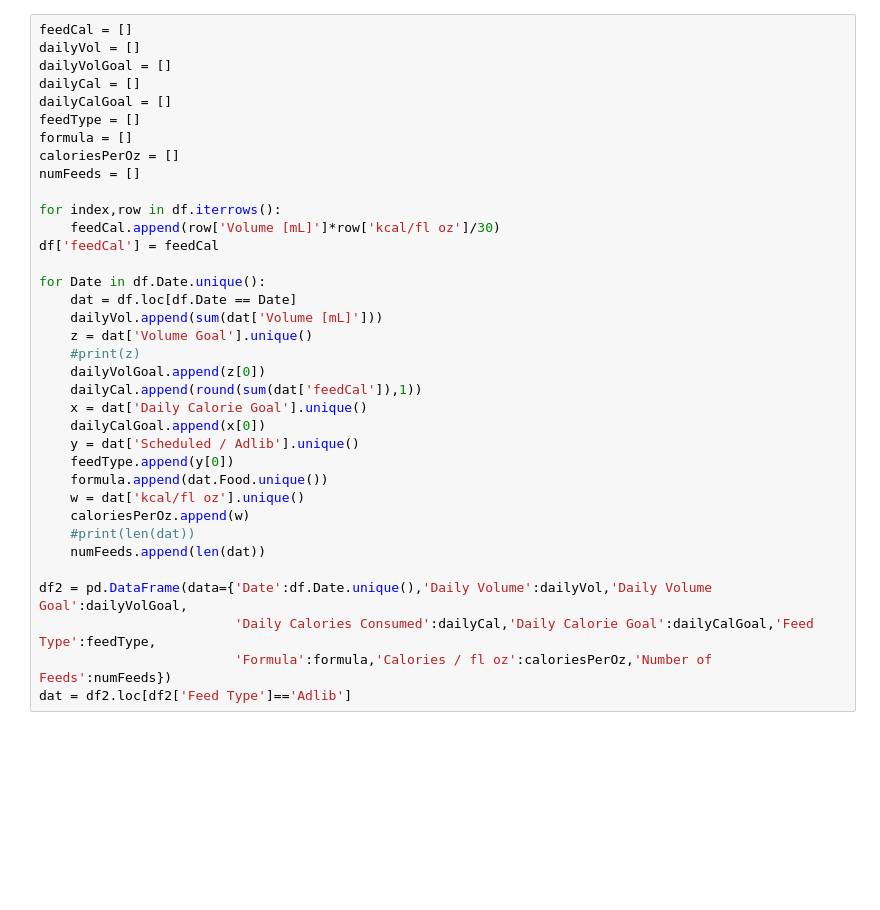
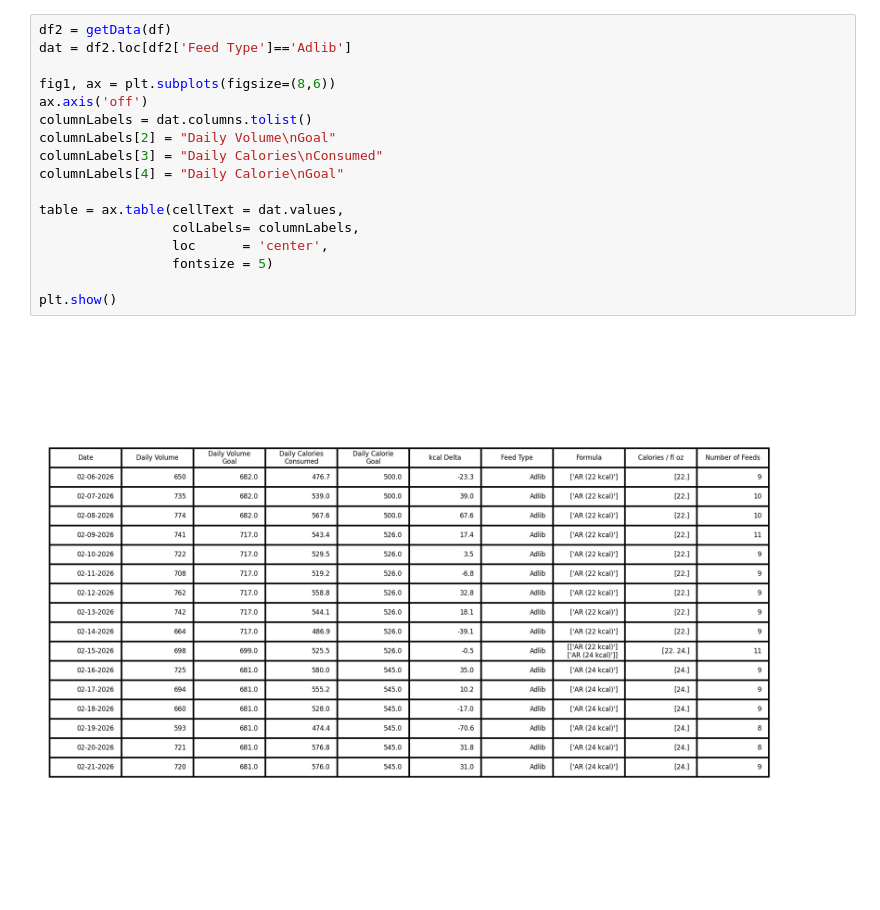
Before and after one commit to Juniper82/Theos-Feeding, a Jupyter notebook: Theo_Feeds_New.ipynb, the cells around one changed output. Saved outputs shown, nothing was run; the diff lists cells and outputs as text; blank space fills up the shorter version.

```diff
--- a/Theo_Feeds_New.ipynb
+++ b/Theo_Feeds_New.ipynb
@@ -22,38 +28,21 @@ df['dateTime'] = pd.to_datetime(df['Date'] + ' ' + df['Military_Time'])
 # %%
-feedCal = []
-dailyVol = []
-dailyVolGoal = []
-dailyCal = []
-dailyCalGoal = []
-feedType = []
-formula = []
-caloriesPerOz = []
-numFeeds = []
+df2 = getData(df)
+dat = df2.loc[df2['Feed Type']=='Adlib']
 
-for index,row in df.iterrows():
-    feedCal.append(row['Volume [mL]']*row['kcal/fl oz']/30)
-df['feedCal'] = feedCal
+fig1, ax = plt.subplots(figsize=(8,6))
+ax.axis('off')
+columnLabels = dat.columns.tolist()
+columnLabels[2] = "Daily Volume\nGoal"
+columnLabels[3] = "Daily Calories\nConsumed"
+columnLabels[4] = "Daily Calorie\nGoal"
 
-for Date in df.Date.unique():
-    dat = df.loc[df.Date == Date]
-    dailyVol.append(sum(dat['Volume [mL]']))
-    z = dat['Volume Goal'].unique()
-    #print(z)
-    dailyVolGoal.append(z[0])
-    dailyCal.append(round(sum(dat['feedCal']),1))
-    x = dat['Daily Calorie Goal'].unique()
-    dailyCalGoal.append(x[0])
-    y = dat['Scheduled / Adlib'].unique()
-    feedType.append(y[0])
-    formula.append(dat.Food.unique())
-    w = dat['kcal/fl oz'].unique()
-    caloriesPerOz.append(w)
-    #print(len(dat))
-    numFeeds.append(len(dat))
+table = ax.table(cellText = dat.values,
+                 colLabels= columnLabels,
+                 loc      = 'center',
+                 fontsize = 5)
 
-df2 = pd.DataFrame(data={'Date':df.Date.unique(),'Daily Volume':dailyVol,'Daily Volume Goal':dailyVolGoal,
-                         'Daily Calories Consumed':dailyCal,'Daily Calorie Goal':dailyCalGoal,'Feed Type':feedType,
-                         'Formula':formula,'Calories / fl oz':caloriesPerOz,'Number of Feeds':numFeeds})
-dat = df2.loc[df2['Feed Type']=='Adlib']
+plt.show()
+# %% [output]
+[figure, added]
 # %%
 # Setup the plot figure
```
Also changed, not shown: parts of 5 cells of this notebook, 1 other file.
